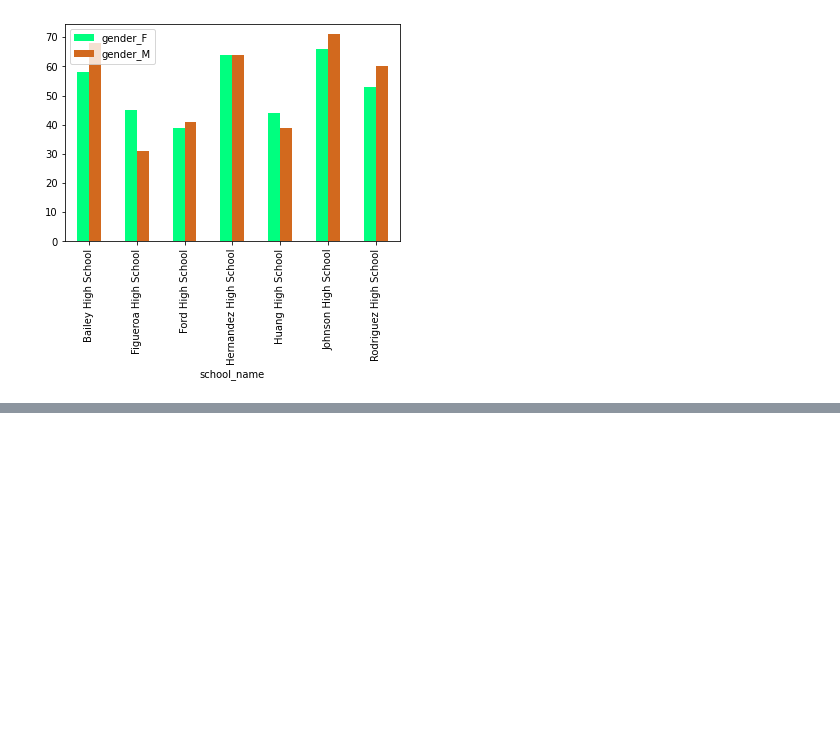
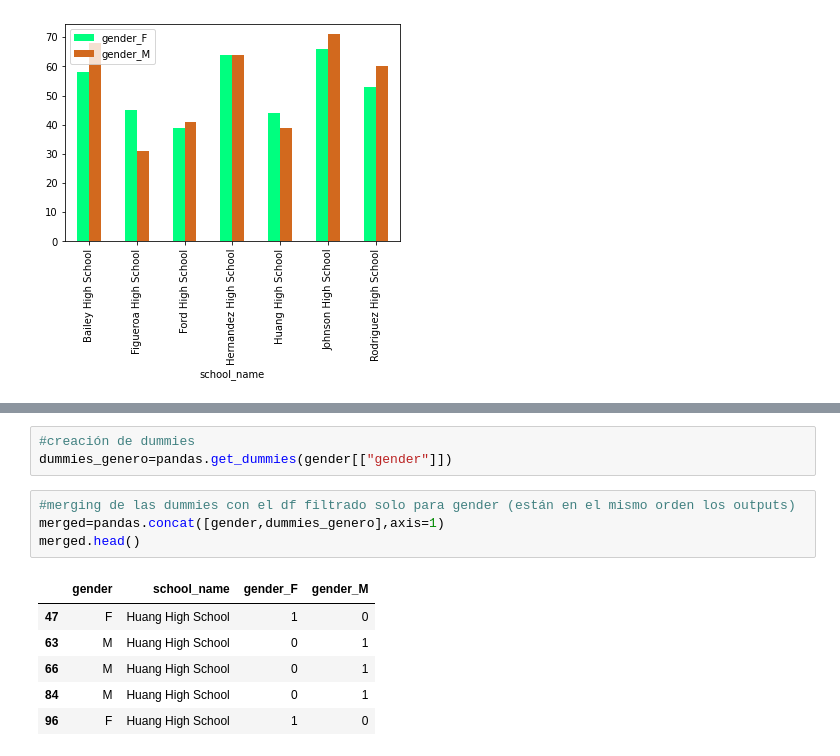
Before and after one commit to missnatitties/Actividades-PF-, a Jupyter notebook: Actividad Sesión 18 G.ipynb, the cells around one changed output, grey strips where cells are left out. Saved outputs shown, nothing was run; the diff lists cells and outputs as text; blank space fills up the shorter version.

```diff
--- a/Actividad Sesión 18 G.ipynb
+++ b/Actividad Sesión 18 G.ipynb
@@ -28,0 +52,14 @@ Gráfico de  reading_score con puntaje de  66
+# %%
+#creación de dummies
+dummies_genero=pandas.get_dummies(gender[["gender"]])
+# %%
+#merging de las dummies con el df filtrado solo para gender (están en el mismo orden los outputs)
+merged=pandas.concat([gender,dummies_genero],axis=1)
+merged.head()
+# %% [output]
+|  | gender | school_name | gender_F | gender_M |
+| 47 | F | Huang High School | 1 | 0 |
+| 63 | M | Huang High School | 0 | 1 |
+| 66 | M | Huang High School | 0 | 1 |
+| 84 | M | Huang High School | 0 | 1 |
+| 96 | F | Huang High School | 1 | 0 |
```
Also changed, not shown: parts of 4 cells of this notebook.
